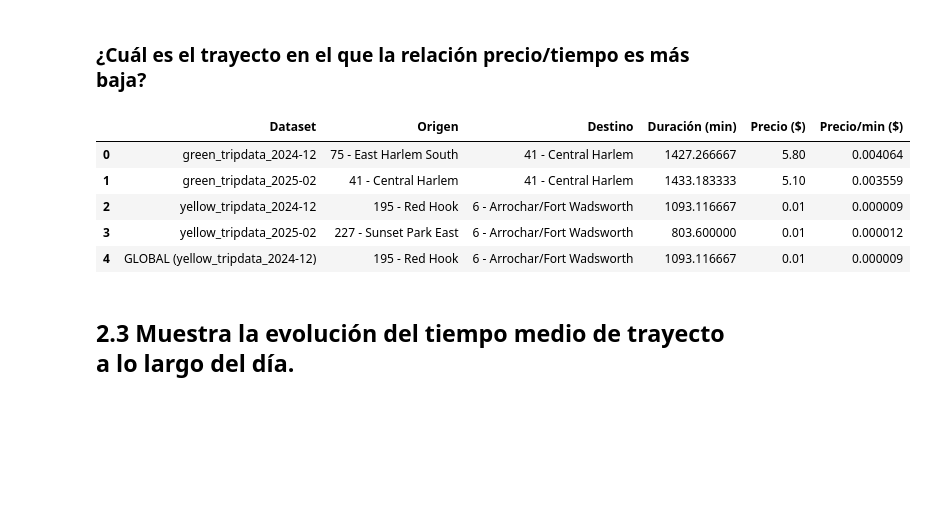
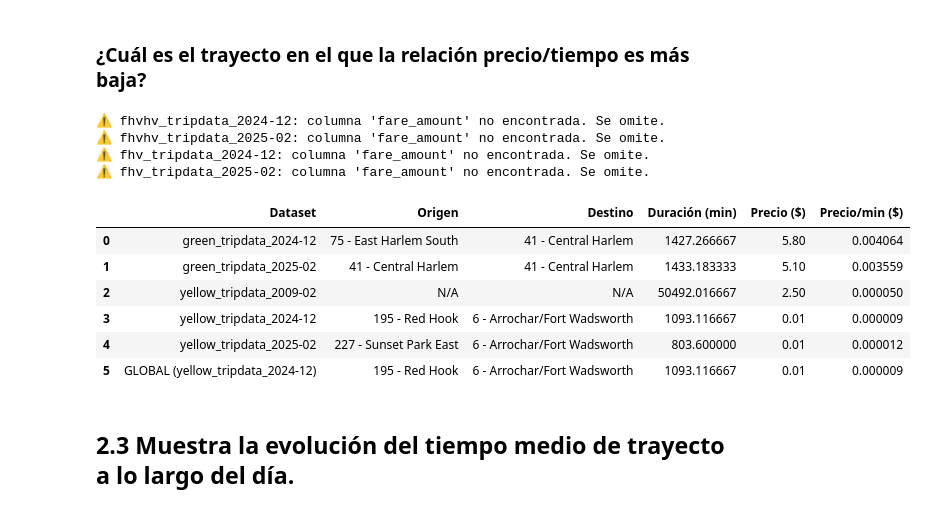
Before and after one commit to renerubio/NYC-TAXI, a Jupyter notebook: NYC_Taxi.ipynb, the cells around one changed output. Saved outputs shown, nothing was run; the diff lists cells and outputs as text; code cells hidden in the pictures; blank space fills up the shorter version.

```diff
--- a/NYC_Taxi.ipynb
+++ b/NYC_Taxi.ipynb
@@ -1886,12 +1886,6 @@ def trayecto_menor_precio_por_minuto(datasets_dict):
     """
     Encuentra el trayecto con menor relación precio/tiempo (USD por minuto) para cada dataset
     y el trayecto global con la menor relación.
-
-    Parámetros:
-        datasets_dict: diccionario {nombre_dataset: DataFrame}
-
-    Retorna:
-        DataFrame con los trayectos más baratos por minuto
     """
     resultados = []
     global_min = None
@@ -1899,6 +1893,11 @@ def trayecto_menor_precio_por_minuto(datasets_dict):
 
     for nombre, df in datasets_dict.items():
         df = df.copy()
+
+        if "fare_amount" not in df.columns:
+            print(f"⚠️ {nombre}: columna 'fare_amount' no encontrada. Se omite.")
+            continue
+
         df = df[df["fare_amount"] > 0]
 
         # Calcular duración si no existe
@@ -1921,47 +1920,55 @@ def trayecto_menor_precio_por_minuto(datasets_dict):
             continue
 
         top = df.loc[df["usd_per_min"].idxmin()]
-        origen_id = int(top["PULocationID"])
-        destino_id = int(top["DOLocationID"])
+
+        # Manejo seguro de IDs de localización
+        origen_id = int(top["PULocationID"]) if "PULocationID" in top else None
+        destino_id = int(top["DOLocationID"]) if "DOLocationID" in top else None
 
         resultados.append({
             "Dataset": nombre,
-            "Origen": f"{origen_id} - {zona_nombres.get(origen_id, 'Desconocido')}",
-            "Destino": f"{destino_id} - {zona_nombres.get(destino_id, 'Desconocido')}",
+            "Origen": f"{origen_id} - {zona_nombres.get(origen_id, 'Desconocido')}" if origen_id else "N/A",
+            "Destino": f"{destino_id} - {zona_nombres.get(destino_id, 'Desconocido')}" if destino_id else "N/A",
             "Duración (min)": top["trip_duration_min"],
             "Precio ($)": top["fare_amount"],
             "Precio/min ($)": top["usd_per_min"]
         })
 
         if global_min is None or top["usd_per_min"] < global_min["usd_per_min"]:
             global_min = top
             global_name = nombre
 
     # Trayecto global
     if global_min is not None:
-        origen_id = int(global_min["PULocationID"])
-        destino_id = int(global_min["DOLocationID"])
+        origen_id = int(global_min["PULocationID"]) if "PULocationID" in global_min else None
+        destino_id = int(global_min["DOLocationID"]) if "DOLocationID" in global_min else None
 
         resultados.append({
             "Dataset": f"GLOBAL ({global_name})",
-            "Origen": f"{origen_id} - {zona_nombres.get(origen_id, 'Desconocido')}",
-            "Destino": f"{destino_id} - {zona_nombres.get(destino_id, 'Desconocido')}",
+            "Origen": f"{origen_id} - {zona_nombres.get(origen_id, 'Desconocido')}" if origen_id else "N/A",
+            "Destino": f"{destino_id} - {zona_nombres.get(destino_id, 'Desconocido')}" if destino_id else "N/A",
             "Duración (min)": global_min["trip_duration_min"],
             "Precio ($)": global_min["fare_amount"],
             "Precio/min ($)": global_min["usd_per_min"]
         })
 
     return pd.DataFrame(resultados)
 
+
 # Ejecutar la función para encontrar el trayecto con menor precio por minuto
 trayecto_menor_precio_por_minuto(normalized_datasets)
 # %% [output]
+⚠️ fhvhv_tripdata_2024-12: columna 'fare_amount' no encontrada. Se omite.
+⚠️ fhvhv_tripdata_2025-02: columna 'fare_amount' no encontrada. Se omite.
+⚠️ fhv_tripdata_2024-12: columna 'fare_amount' no encontrada. Se omite.
+⚠️ fhv_tripdata_2025-02: columna 'fare_amount' no encontrada. Se omite.
 |  | Dataset | Origen | Destino | Duración (min) | Precio ($) | Precio/min ($) |
 | 0 | green_tripdata_2024-12 | 75 - East Harlem South | 41 - Central Harlem | 1427.266667 | 5.80 | 0.004064 |
 | 1 | green_tripdata_2025-02 | 41 - Central Harlem | 41 - Central Harlem | 1433.183333 | 5.10 | 0.003559 |
-| 2 | yellow_tripdata_2024-12 | 195 - Red Hook | 6 - Arrochar/Fort Wadsworth | 1093.116667 | 0.01 | 0.000009 |
-| 3 | yellow_tripdata_2025-02 | 227 - Sunset Park East | 6 - Arrochar/Fort Wadsworth | 803.600000 | 0.01 | 0.000012 |
-| 4 | GLOBAL (yellow_tripdata_2024-12) | 195 - Red Hook | 6 - Arrochar/Fort Wadsworth | 1093.116667 | 0.01 | 0.000009 |
+| 2 | yellow_tripdata_2009-02 | N/A | N/A | 50492.016667 | 2.50 | 0.000050 |
+| 3 | yellow_tripdata_2024-12 | 195 - Red Hook | 6 - Arrochar/Fort Wadsworth | 1093.116667 | 0.01 | 0.000009 |
+| 4 | yellow_tripdata_2025-02 | 227 - Sunset Park East | 6 - Arrochar/Fort Wadsworth | 803.600000 | 0.01 | 0.000012 |
+| 5 | GLOBAL (yellow_tripdata_2024-12) | 195 - Red Hook | 6 - Arrochar/Fort Wadsworth | 1093.116667 | 0.01 | 0.000009 |
 # %% [markdown]
 ## 2.3	Muestra la evolución del tiempo medio de trayecto a lo largo del día.
 # %%
```
Also changed, not shown: parts of 26 cells of this notebook.
